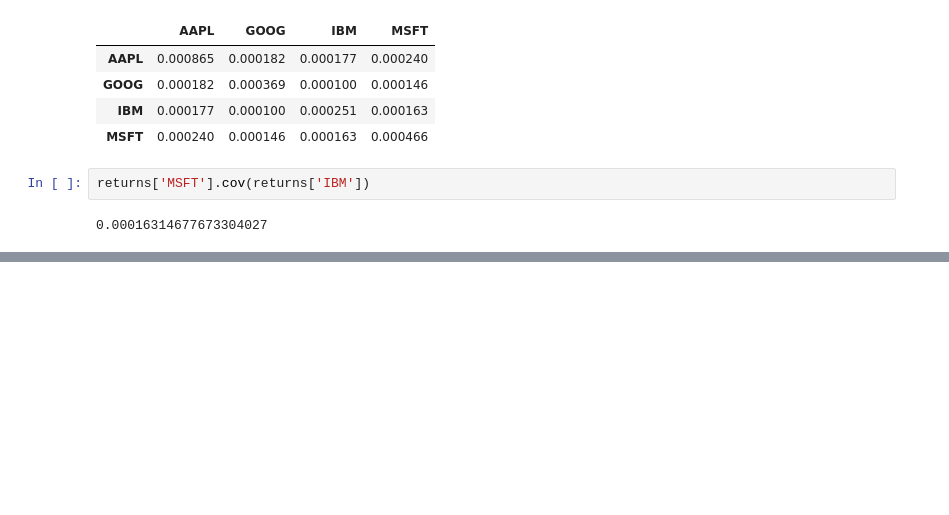
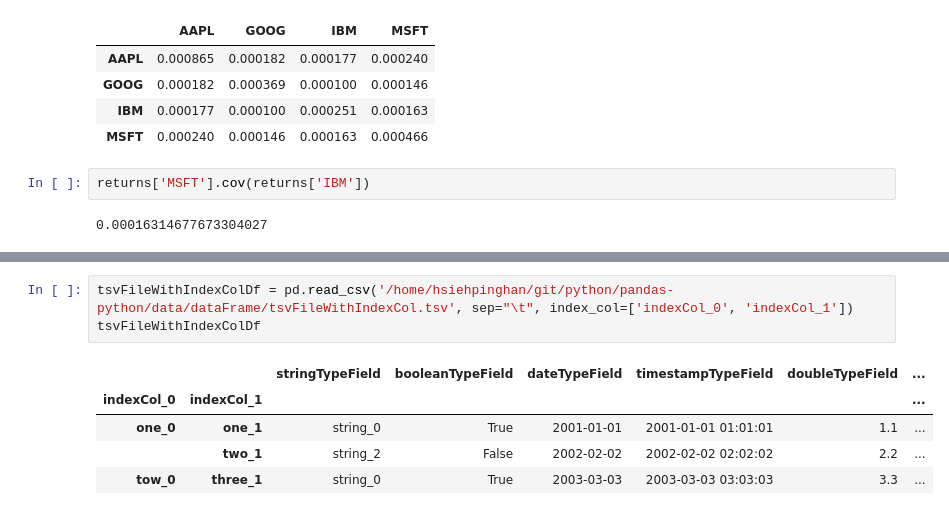
Before and after one commit to srqway/python, a Jupyter notebook: pandas-python/notebook/DataFrame.ipynb, the cells around one changed output, grey strips where cells are left out. Saved outputs shown, nothing was run; the diff lists cells and outputs as text; blank space fills up the shorter version.

```diff
--- a/pandas-python/notebook/DataFrame.ipynb
+++ b/pandas-python/notebook/DataFrame.ipynb
@@ -564,0 +575,9 @@ returns['MSFT'].cov(returns['IBM'])
+# %%
+tsvFileWithIndexColDf = pd.read_csv('/home/hsiehpinghan/git/python/pandas-python/data/dataFrame/tsvFileWithIndexCol.tsv', sep="\t", index_col=['indexCol_0', 'indexCol_1'])
+tsvFileWithIndexColDf
+# %% [output]
+|  |  | stringTypeField | booleanTypeField | dateTypeField | timestampTypeField | doubleTypeField | ... |
+| indexCol_0 | indexCol_1 |  |  |  |  |  | ... |
+| one_0 | one_1 | string_0 | True | 2001-01-01 | 2001-01-01 01:01:01 | 1.1 | ... |
+|  | two_1 | string_2 | False | 2002-02-02 | 2002-02-02 02:02:02 | 2.2 | ... |
+| tow_0 | three_1 | string_0 | True | 2003-03-03 | 2003-03-03 03:03:03 | 3.3 | ... |
```
Also changed, not shown: parts of 6 cells of this notebook, 4 other files.
